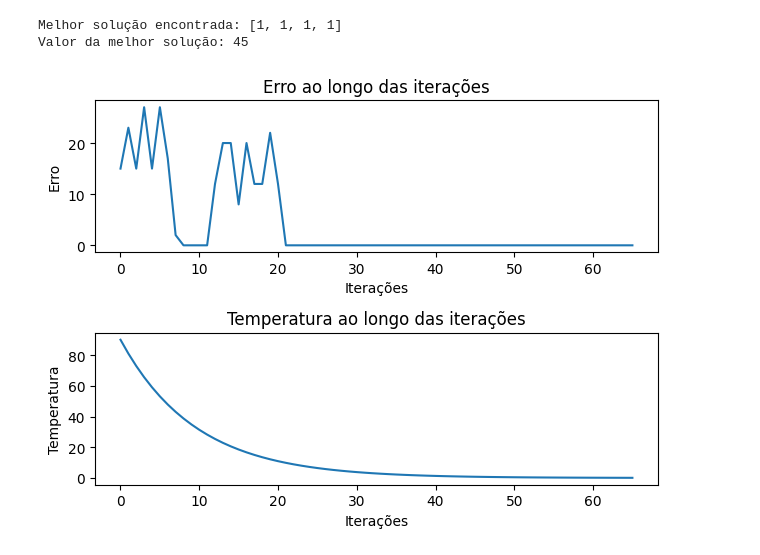
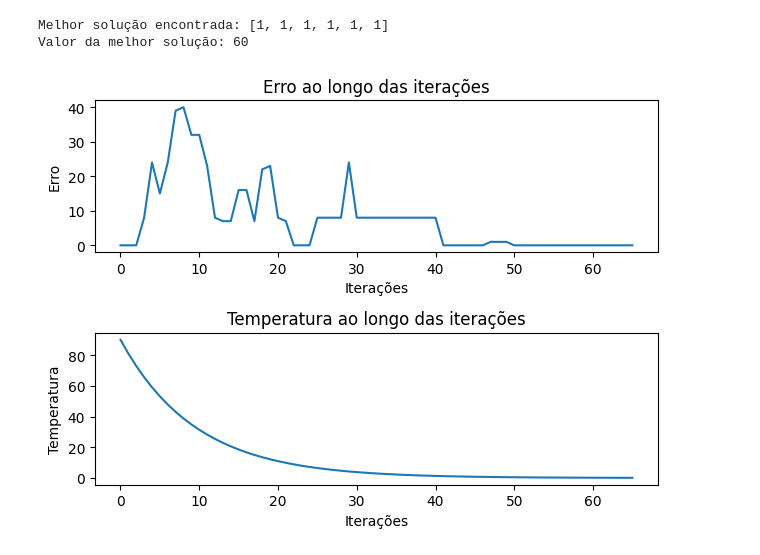
Before and after one commit to gustavomarzoque/Atividade-IA, a Jupyter notebook: gustavo.ipynb, the cells around one changed output. Saved outputs shown, nothing was run; the diff lists cells and outputs as text; code cells hidden in the pictures.

```diff
--- a/gustavo.ipynb
+++ b/gustavo.ipynb
@@ -3,16 +3,18 @@ import random
 import math
 import matplotlib.pyplot as plt
 
-# Definição dos itens disponíveis
-items = [
-    {"weight": 2, "value": 10},
-    {"weight": 3, "value": 15},
-    {"weight": 5, "value": 8},
-    {"weight": 6, "value": 12}
-]
+# Definição dos parâmetros
+num_items = random.randint(5, 10)  # Define um número aleatório de itens
+max_capacity = random.randint(10, 20)  # Define uma capacidade máxima aleatória da mochila
 
+# Gerar itens aleatórios
+items = []
+for _ in range(num_items):
+    weight = random.randint(1, 10)  # Define um peso aleatório para o item
+    value = random.randint(1, 20)  # Define um valor aleatório para o item
+    items.append({"weight": weight, "value": value})
 # Parâmetros do problema
-max_capacity = 16
+max_capacity = random.randint(1, 40)
 
 # Parâmetros do Simulated Annealing
 initial_temperature = 100
@@ -72,33 +74,33 @@ while temperature > final_temperature:
     temperature *= cooling_rate
 
     # Calcule o erro e adicione à lista
     error = best_value - evaluate_solution(current_solution)
     error_list.append(error)
 
     # Adicione a temperatura à lista
     temperature_list.append(temperature)
 
 # Resultados
 print("Melhor solução encontrada:", best_solution)
 print("Valor da melhor solução:", best_value)
 
 # Gráfico de erros
 plt.subplot(2, 1, 1)
 plt.plot(error_list)
 plt.xlabel('Iterações')
 plt.ylabel('Erro')
 plt.title('Erro ao longo das iterações')
 
 # Gráfico de temperatura
 plt.subplot(2, 1, 2)
 plt.plot(temperature_list)
 plt.xlabel('Iterações')
 plt.ylabel('Temperatura')
 plt.title('Temperatura ao longo das iterações')
 
 plt.tight_layout()
 plt.show()
 # %% [output]
-Melhor solução encontrada: [1, 1, 1, 1]
-Valor da melhor solução: 45
+Melhor solução encontrada: [1, 1, 1, 1, 1, 1]
+Valor da melhor solução: 60
-[figure, old version]
+[figure, new version]
```
